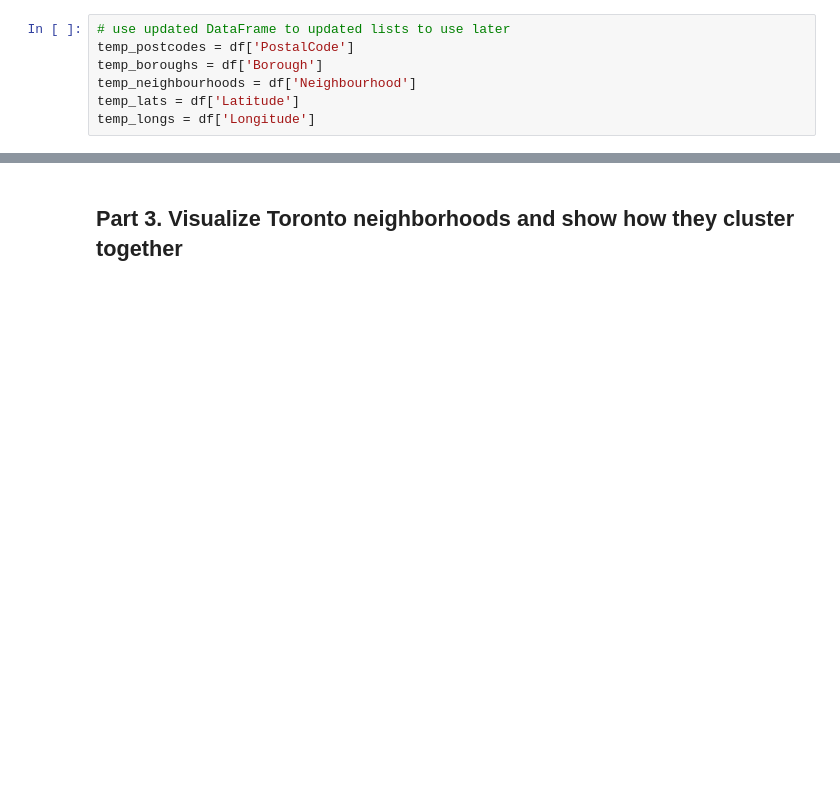
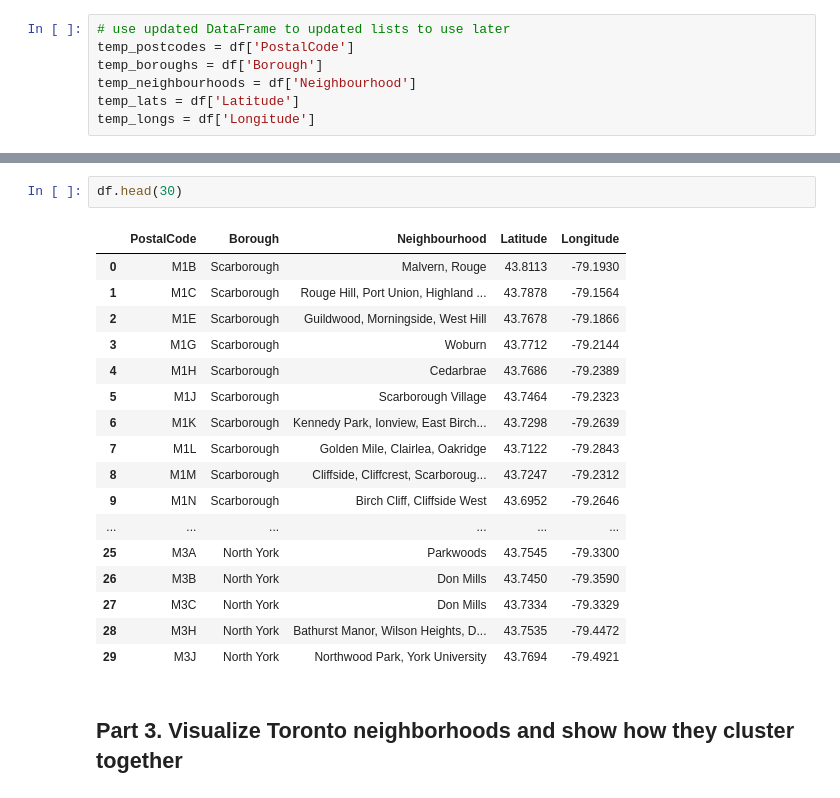
Before and after one commit to daraymonsta/Coursera_Capstone, a Jupyter notebook: OneDrive/data science/capstone.ipynb, the cells around one changed output, grey strips where cells are left out. Drawn from its saved outputs; the diff is of its cells as text; blank space fills up the shorter version.

```diff
--- a/OneDrive/data science/capstone.ipynb
+++ b/OneDrive/data science/capstone.ipynb
@@ -313,3 +249,23 @@ df.shape
+# %%
+df.head(30)
+# %% [output]
+|  | PostalCode | Borough | Neighbourhood | Latitude | Longitude |
+| 0 | M1B | Scarborough | Malvern, Rouge | 43.8113 | -79.1930 |
+| 1 | M1C | Scarborough | Rouge Hill, Port Union, Highland ... | 43.7878 | -79.1564 |
+| 2 | M1E | Scarborough | Guildwood, Morningside, West Hill | 43.7678 | -79.1866 |
+| 3 | M1G | Scarborough | Woburn | 43.7712 | -79.2144 |
+| 4 | M1H | Scarborough | Cedarbrae | 43.7686 | -79.2389 |
+| 5 | M1J | Scarborough | Scarborough Village | 43.7464 | -79.2323 |
+| 6 | M1K | Scarborough | Kennedy Park, Ionview, East Birch... | 43.7298 | -79.2639 |
+| 7 | M1L | Scarborough | Golden Mile, Clairlea, Oakridge | 43.7122 | -79.2843 |
+| 8 | M1M | Scarborough | Cliffside, Cliffcrest, Scarboroug... | 43.7247 | -79.2312 |
+| 9 | M1N | Scarborough | Birch Cliff, Cliffside West | 43.6952 | -79.2646 |
+| ... | ... | ... | ... | ... | ... |
+| 25 | M3A | North York | Parkwoods | 43.7545 | -79.3300 |
+| 26 | M3B | North York | Don Mills | 43.7450 | -79.3590 |
+| 27 | M3C | North York | Don Mills | 43.7334 | -79.3329 |
+| 28 | M3H | North York | Bathurst Manor, Wilson Heights, D... | 43.7535 | -79.4472 |
+| 29 | M3J | North York | Northwood Park, York University | 43.7694 | -79.4921 |
 # %% [markdown]
 ## Part 3. Visualize Toronto neighborhoods and show how they cluster together
 # %% [markdown]
```
Also changed, not shown: parts of 31 cells of this notebook.
